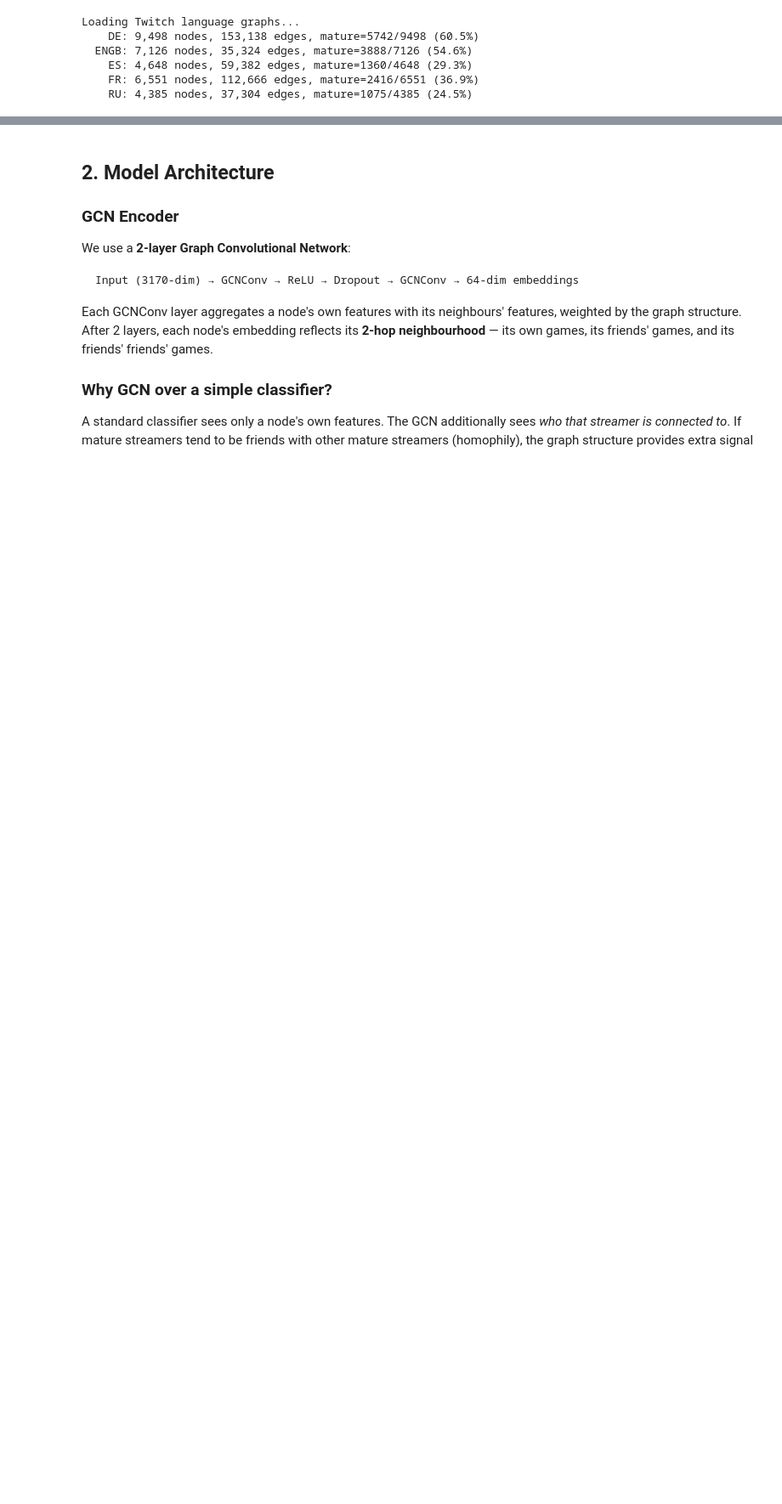
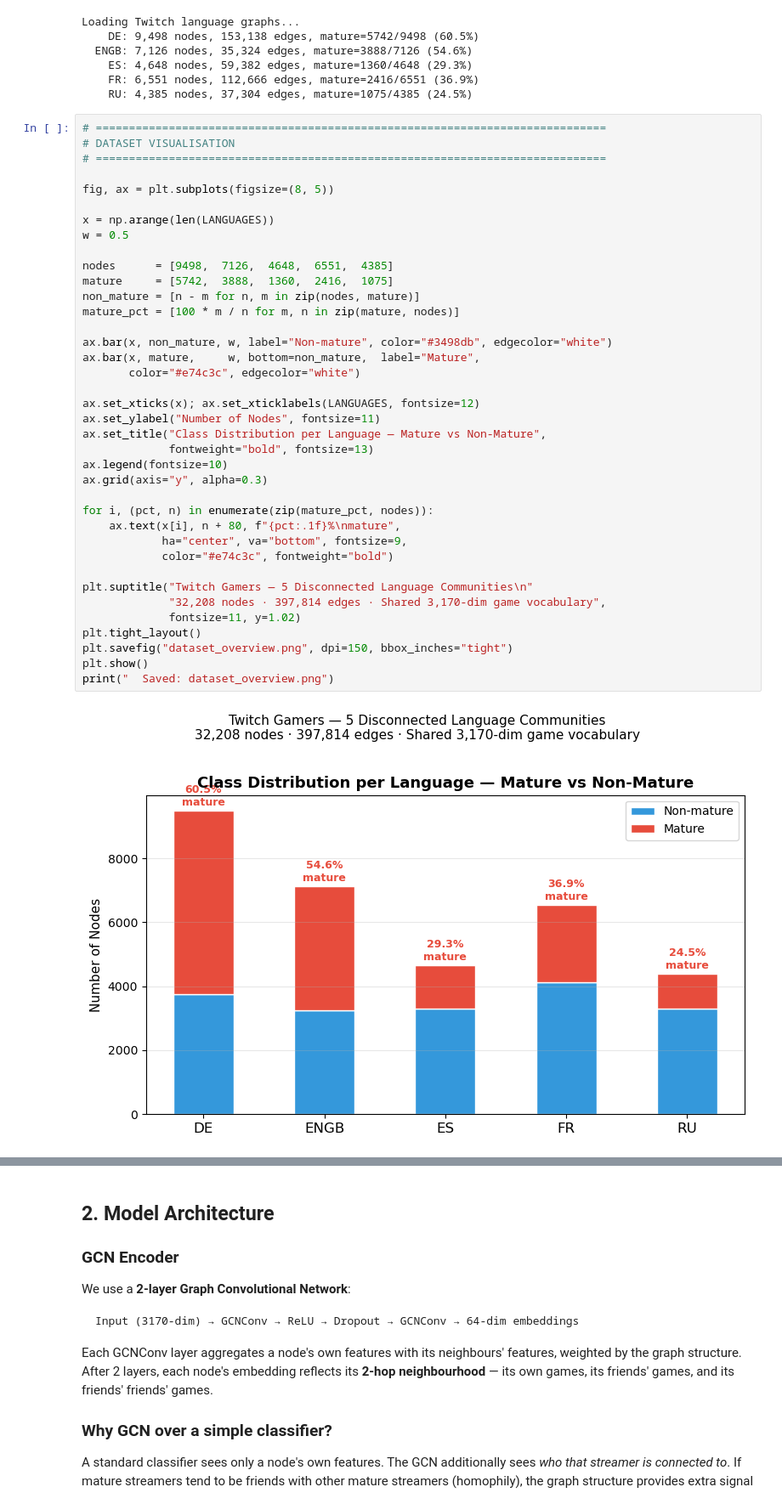
Before and after one commit to hadiqaalamdar/MassiveGraph_Project1, a Jupyter notebook: part2_implementation.ipynb, the cells around one changed output, grey strips where cells are left out. Shown at 85% size. Saved outputs shown, nothing was run; the diff lists cells and outputs as text; blank space fills up the shorter version.

```diff
--- a/part2_implementation.ipynb
+++ b/part2_implementation.ipynb
@@ -163,3 +164,43 @@ Loading Twitch language graphs...
     ES: 4,648 nodes, 59,382 edges, mature=1360/4648 (29.3%)
     FR: 6,551 nodes, 112,666 edges, mature=2416/6551 (36.9%)
     RU: 4,385 nodes, 37,304 edges, mature=1075/4385 (24.5%)
+# %%
+# =============================================================================
+# DATASET VISUALISATION
+# =============================================================================
+
+fig, ax = plt.subplots(figsize=(8, 5))
+
+x = np.arange(len(LANGUAGES))
+w = 0.5
+
+nodes      = [9498,  7126,  4648,  6551,  4385]
+mature     = [5742,  3888,  1360,  2416,  1075]
+non_mature = [n - m for n, m in zip(nodes, mature)]
+mature_pct = [100 * m / n for m, n in zip(mature, nodes)]
+
+ax.bar(x, non_mature, w, label="Non-mature", color="#3498db", edgecolor="white")
+ax.bar(x, mature,     w, bottom=non_mature,  label="Mature",
+       color="#e74c3c", edgecolor="white")
+
+ax.set_xticks(x); ax.set_xticklabels(LANGUAGES, fontsize=12)
+ax.set_ylabel("Number of Nodes", fontsize=11)
+ax.set_title("Class Distribution per Language — Mature vs Non-Mature",
+             fontweight="bold", fontsize=13)
+ax.legend(fontsize=10)
+ax.grid(axis="y", alpha=0.3)
+
+for i, (pct, n) in enumerate(zip(mature_pct, nodes)):
+    ax.text(x[i], n + 80, f"{pct:.1f}%\nmature",
+            ha="center", va="bottom", fontsize=9,
+            color="#e74c3c", fontweight="bold")
+
+plt.suptitle("Twitch Gamers — 5 Disconnected Language Communities\n"
+             "32,208 nodes · 397,814 edges · Shared 3,170-dim game vocabulary",
+             fontsize=11, y=1.02)
+plt.tight_layout()
+plt.savefig("dataset_overview.png", dpi=150, bbox_inches="tight")
+plt.show()
+print("  Saved: dataset_overview.png")
+# %% [output]
+[figure, added]
```
Also changed, not shown: parts of 16 cells of this notebook.
